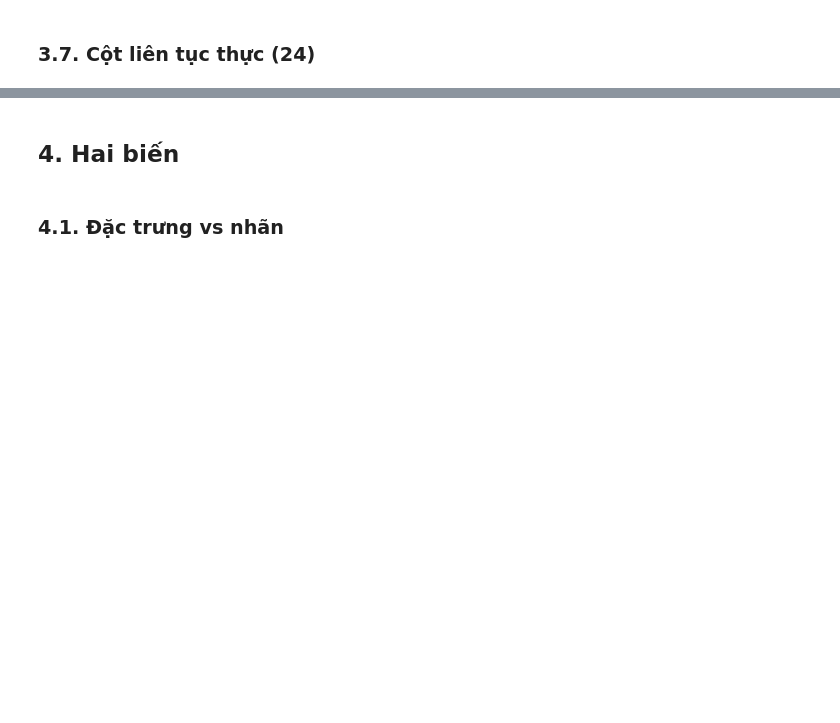
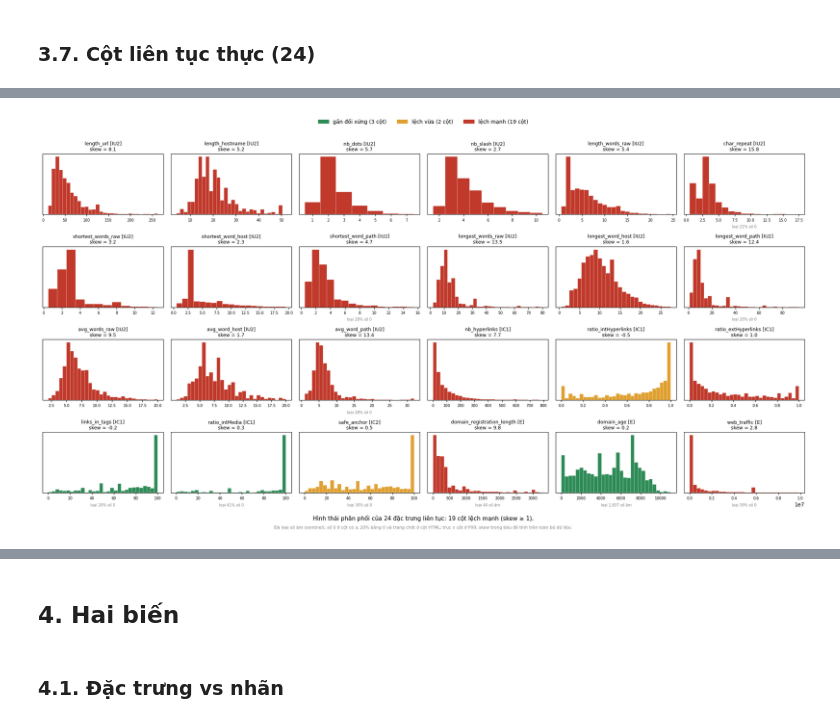
Before and after one commit to xuancuong1019/optimization_algorithm_phishing_detection, a Jupyter notebook: notebooks/01_exploratory_data_analysis.ipynb, the cells around one changed output, grey strips where cells are left out. Drawn from its saved outputs; the diff is of its cells as text; code cells hidden in the pictures; blank space fills up the shorter version.

```diff
--- a/notebooks/01_exploratory_data_analysis.ipynb
+++ b/notebooks/01_exploratory_data_analysis.ipynb
@@ -351,2 +936,92 @@ bin_pct = plot_binary_ratio(df, bin_cols)
 # %% [markdown]
 ### 3.7. Cột liên tục thực (24)
+# %%
+import os
+import numpy as np, pandas as pd
+import matplotlib.pyplot as plt
+from matplotlib.patches import Patch
+
+cont_cols = cols_by_type["continuous"]            # 24 cột liên tục / đếm nhiều mức
+html_cols = IC1 + IC2                             # cột HTML: số 0 một phần do trang chết
+SKEW_STRONG, SKEW_MID, ZERO_WARN, WIDE_MAX = 1.0, 0.5, 20, 1e4
+
+# ═══ KHỐI 1: bảng rủi ro scale & sentinel (1 bảng, 24 dòng) ═══
+def continuous_matrix(df, cols):
+    live = df["nb_hyperlinks"] > 0
+    rows = {}
+    for c in cols:
+        x = df[c].astype(float); clean = x.where(x >= 0)          # clean: coi số âm là NaN
+        r = {"nhóm": FEATURE_CLASS[c], "min": x.min(), "max": x.max(), "skew": x.skew(),
+             "n_âm": int((x < 0).sum()), "%0": 100 * (x == 0).mean(),
+             "%0 (trang sống)": 100 * (x[live] == 0).mean() if c in html_cols else np.nan,
+             "skew_log1p": np.log1p(clean).skew()}               # skew sau log1p, đã bỏ số âm
+        z = r["%0 (trang sống)"] if c in html_cols else r["%0"]   # cột HTML: xét số 0 trên trang sống
+        f = []
+        if r["n_âm"]: f.append("ÂM (xử lý trước log1p)")
+        if z >= ZERO_WARN: f.append("NHIỀU 0")
+        if r["max"] >= WIDE_MAX: f.append("DẢI RỘNG")
+        if r["max"] == 100: f.append("THANG 0–100")
+        if abs(r["skew"]) >= SKEW_STRONG: f.append("LỆCH MẠNH")
+        if abs(r["skew_log1p"]) >= SKEW_STRONG:
+            f.append("log1p LỆCH NGƯỢC" if np.sign(r["skew_log1p"]) != np.sign(r["skew"]) or abs(r["skew"]) < SKEW_STRONG
+                     else "log1p CHƯA ĐỦ")
+        elif abs(r["skew"]) >= SKEW_STRONG:
+            f.append("log1p ĐỦ")
+        r["cờ"] = ", ".join(f)
+        rows[c] = r
+    tb = pd.DataFrame(rows).T
+    num = ["min", "max", "skew", "%0", "%0 (trang sống)", "skew_log1p"]
+    tb[num] = tb[num].astype(float); tb["n_âm"] = tb["n_âm"].astype(int)
+    return tb.sort_values("skew", ascending=False)
+
+def summarize_matrix(tb):
+    n = len(tb); strong = tb[tb["skew"].abs() >= SKEW_STRONG]
+    ok = strong[strong["skew_log1p"].abs() < SKEW_STRONG]
+    flip = tb[tb["cờ"].str.contains("LỆCH NGƯỢC")]
+    print(f"• {len(strong)}/{n} cột lệch mạnh (|skew| ≥ {SKEW_STRONG:g}); log1p đưa |skew| xuống < {SKEW_STRONG:g} ở {len(ok)} cột.")
+    print(f"• Số âm (sentinel) ở: {', '.join(tb.index[tb['n_âm'] > 0])} → bóc thành NaN TRƯỚC log1p (log1p(-1) = -inf).")
+    print(f"• log1p làm lệch ngược ở: {', '.join(flip.index) or '-'} → không áp dụng đại trà.")
+    print(f"• Cột có ≥ {ZERO_WARN}% số 0: {', '.join(tb.index[tb['cờ'].str.contains('NHIỀU 0')])} → kiểm tra số 0 có phải 'không có dữ liệu'.")
+    print("• Nếu wrapper dùng KNN/SVM/Logistic: bóc sentinel → log1p chọn lọc (cột lệch phải) → chuẩn hóa. "
+          "Nếu dùng cây: chỉ cần bóc sentinel.")
+
+tb_cont = continuous_matrix(df, cont_cols)
+with pd.option_context("display.float_format", "{:,.2f}".format, "display.width", 250, "display.max_colwidth", 80):
+    display(tb_cont)
+summarize_matrix(tb_cont)
+
+# ═══ KHỐI 2: lưới 4×6 histogram ═══
+def plot_continuous_grid(df, cols, tb, nrows=4, ncols=6, clip_q=0.99, zero_cut=ZERO_WARN):
+    live = df["nb_hyperlinks"] > 0
+    pal = {"gần đối xứng": "#2E8B57", "lệch vừa": "#E0A030", "lệch mạnh": "#C0392B"}
+    cls = lambda s: "lệch mạnh" if abs(s) >= SKEW_STRONG else "lệch vừa" if abs(s) >= SKEW_MID else "gần đối xứng"
+    fig, axes = plt.subplots(nrows, ncols, figsize=(3.4 * ncols, 2.7 * nrows))
+    for ax, c in zip(axes.ravel(), cols):
+        x = df[c].astype(float)
+        if c in html_cols: x = x[live]                              # cột HTML: bỏ trang chết
+        notes = []
+        n_neg = int((x < 0).sum()); x = x[x >= 0]                  # bỏ sentinel âm
+        if n_neg: notes.append(f"loại {n_neg:,} số âm")
+        pz = 100 * (x == 0).mean()
+        if pz >= zero_cut: x = x[x > 0]; notes.append(f"loại {pz:.0f}% số 0")
+        xp = x[x <= x.quantile(clip_q)]                            # cắt đuôi để thấy thân phân phối
+        bins = (np.arange(xp.min() - .5, xp.max() + 1.5)
+                if (xp == xp.round()).all() and xp.nunique() <= 30 else 30)
+        sk = tb.loc[c, "skew"]
+        ax.hist(xp, bins=bins, color=pal[cls(sk)], edgecolor="white", linewidth=0.3)
+        ax.set_title(f"{c} [{tb.loc[c, 'nhóm']}]\nskew = {sk:.1f}", fontsize=9)
+        ax.set_yticks([]); ax.tick_params(axis="x", labelsize=7)
+        if notes: ax.set_xlabel("; ".join(notes), fontsize=7, color="gray")
+    for ax in axes.ravel()[len(cols):]: ax.axis("off")
+    k = tb["skew"].map(cls).value_counts()
+    fig.legend(handles=[Patch(color=v, label=f"{n} ({k.get(n, 0)} cột)") for n, v in pal.items()],
+               loc="upper center", ncol=3, frameon=False, fontsize=10)
+    fig.text(0.5, 0.012, f"Hình thái phân phối của {len(cols)} đặc trưng liên tục: {k.get('lệch mạnh', 0)} cột lệch mạnh (skew ≥ {SKEW_STRONG:g}).",
+             ha="center", fontsize=11)
+    fig.text(0.5, -0.008, f"Đã loại số âm (sentinel), số 0 ở cột có ≥ {zero_cut}% bằng 0 và trang chết ở cột HTML; trục x cắt ở P{int(clip_q * 100)}; "
+             "skew trong tiêu đề tính trên toàn bộ dữ liệu.", ha="center", fontsize=8, color="gray")
+    plt.tight_layout(rect=[0, 0.03, 1, 0.95])
+    plt.show()
+
+plot_continuous_grid(df, cont_cols, tb_cont)
+# %% [output]
@@ -352,0 +1050 @@ bin_pct = plot_binary_ratio(df, bin_cols)
+[figure, added]
```
Also changed, not shown: parts of 15 cells of this notebook.
